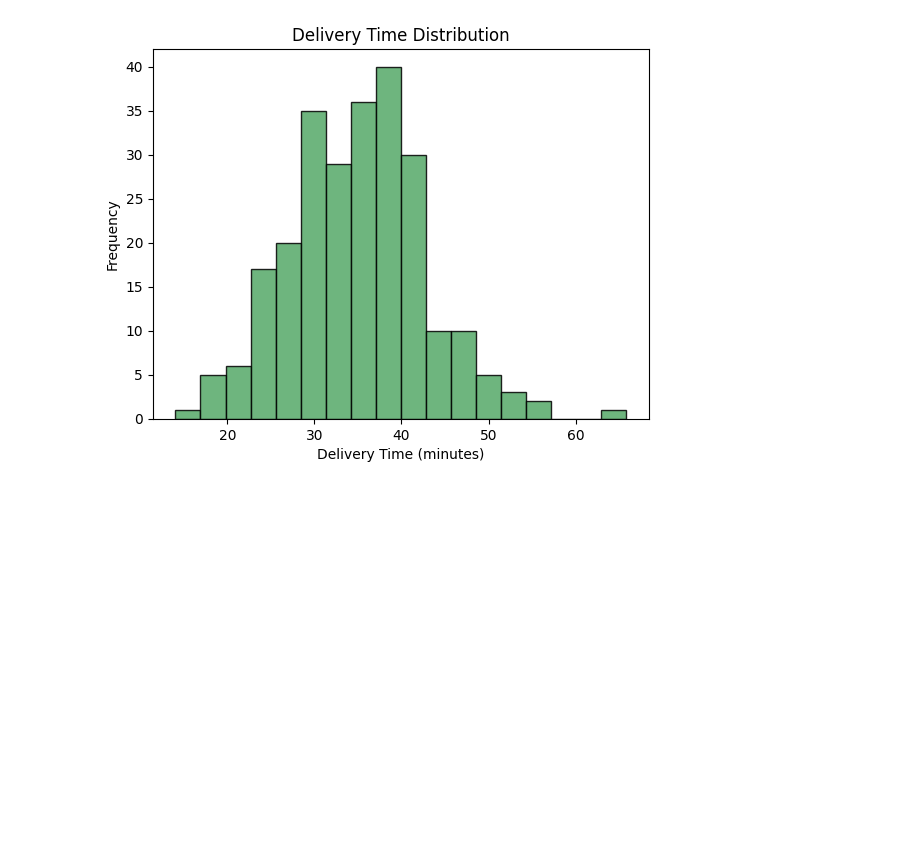
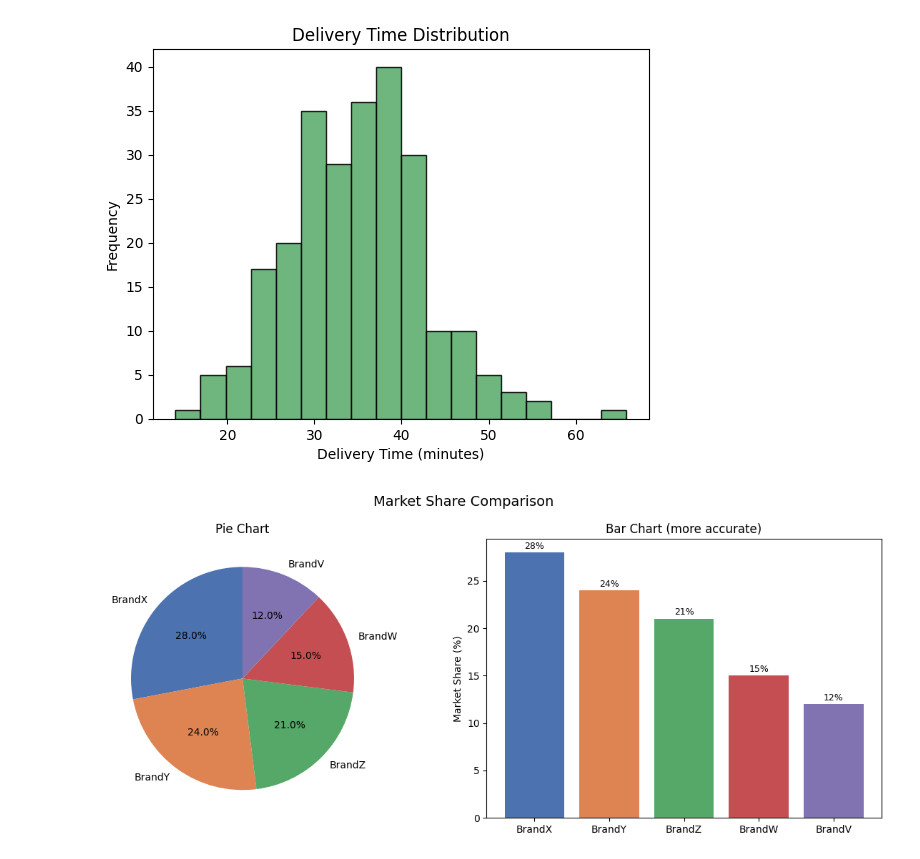
Before and after one commit to sanodyaJinadasa/Data-Visualization, a Jupyter notebook: practical.ipynb, the cells around one changed output. Saved outputs shown, nothing was run; the diff lists cells and outputs as text; code cells hidden in the pictures; blank space fills up the shorter version.

```diff
--- a/practical.ipynb
+++ b/practical.ipynb
@@ -245,3 +245,24 @@ plt.ylabel("Frequency")
 plt.show()
 # %% [output]
 [figure]
+# %%
+import matplotlib.pyplot as plt
+brands = ["BrandX", "BrandY", "BrandZ", "BrandW", "BrandV"]
+share = [28, 24, 21, 15, 12]
+colors = ['#4C72B0','#DD8452','#55A868','#C44E52','#8172B2']
+# ── Pie chart (Matplotlib) ──
+fig, (ax1, ax2) = plt.subplots(1, 2, figsize=(12, 5))
+ax1.pie(share, labels=brands, autopct='%1.1f%%',
+ colors=colors, startangle=90)
+ax1.set_title("Pie Chart")
+# ── Bar chart (Matplotlib) ──
+bars = ax2.bar(brands, share, color=colors)
+for i, v in enumerate(share):
+ ax2.text(i, v + 0.4, f"{v}%", ha='center', fontsize=9)
+ax2.set_title("Bar Chart (more accurate)")
+ax2.set_ylabel("Market Share (%)")
+plt.suptitle("Market Share Comparison", fontsize=14)
+plt.tight_layout()
+plt.show()
+# %% [output]
+[figure, added]
```
